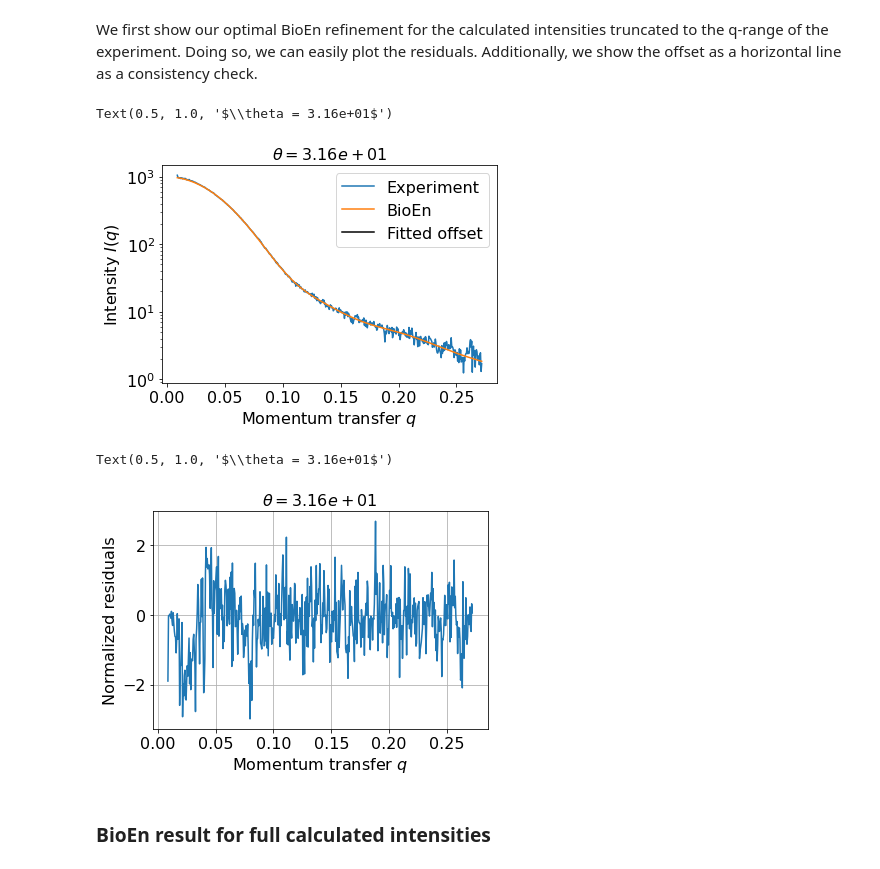
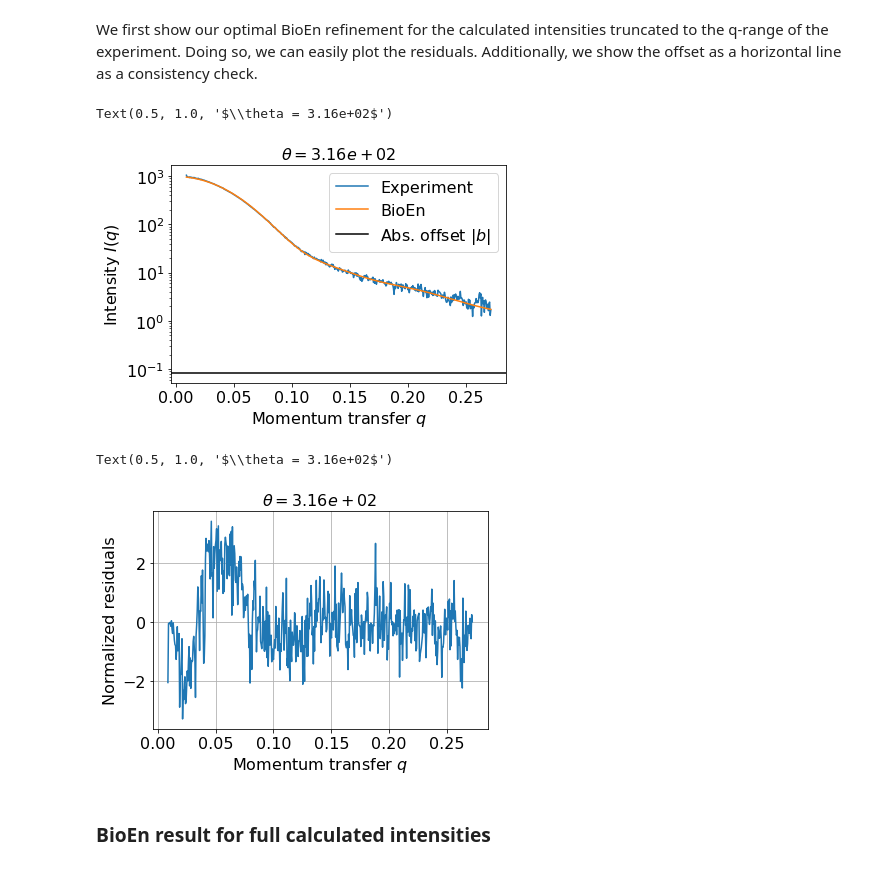
Before and after one commit to bio-phys/SAXS_BioEn, a Jupyter notebook: SAXS_BioEn_example.ipynb, the cells around one changed output. Saved outputs shown, nothing was run; the diff lists cells and outputs as text; code cells hidden in the pictures.

```diff
--- a/SAXS_BioEn_example.ipynb
+++ b/SAXS_BioEn_example.ipynb
@@ -230,7 +231,7 @@ LOGW -- Library GSL/C
 # %% [markdown]
 In the L-curve analysis, we select a $\theta$ according to the shape of the (SKL, red. chi-square) curve, where SKL is the Kullback-Leibler divergence. We do so by selecting and index 'idx', e.g. in the ellbow of the plot or where the reduced chi-square is close to one.
 # %%
-idx=35
+idx=25
 theta_opt = results[idx,0]
 SKL_opt   = results[idx,2]
 chi_square_opt = results[idx,1]
@@ -316,15 +317,15 @@ Iq_ave = (wopts[idx][:,np.newaxis]*np.asarray(y_fit.T)).sum(axis=0)
 # %%
 plt.plot(Iq_exp[:,0], Iq_exp[:,1], label="Experiment")
 plt.plot(Iq_exp[:,0], Iq_ave, label="BioEn")
-plt.axhline(b, color='k', label="Fitted offset")
+plt.axhline(np.abs(b), color='k', label="Abs. offset $|b|$")
 plt.xlabel("Momentum transfer $q$")
 plt.ylabel("Intensity $I(q)$")
 plt.yscale('log')
 plt.legend(fontsize=16)
 plt.title(r"$\theta = %3.2e$" % results[idx,0], size=16)
 # %% [output]
-Text(0.5, 1.0, '$\\theta = 3.16e+01$')
+Text(0.5, 1.0, '$\\theta = 3.16e+02$')
-[figure, old version]
+[figure, new version]
 # %%
 residuals_after_refinement = (Iq_ave - Iq_exp[:,1])/Iq_exp[:,2]
 plt.plot(Iq_exp[:,0], residuals_after_refinement)
@@ -333,8 +334,8 @@ plt.xlabel("Momentum transfer $q$")
 plt.ylabel("Normalized residuals")
 plt.title(r"$\theta = %3.2e$" % results[idx,0], size=16)
 # %% [output]
-Text(0.5, 1.0, '$\\theta = 3.16e+01$')
+Text(0.5, 1.0, '$\\theta = 3.16e+02$')
-[figure, old version]
+[figure, new version]
 # %% [markdown]
 ### BioEn result for full calculated intensities
 # %% [markdown]
```
Also changed, not shown: parts of 14 cells of this notebook.
